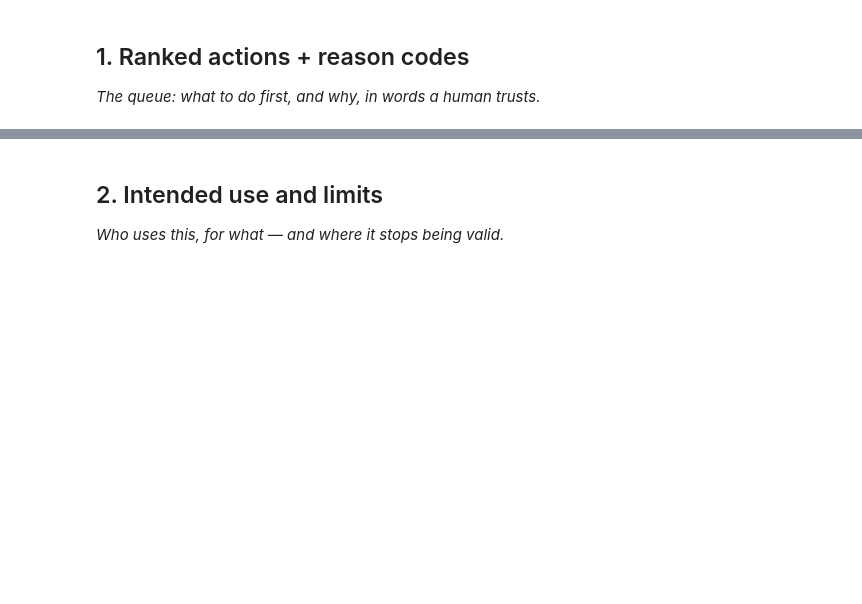
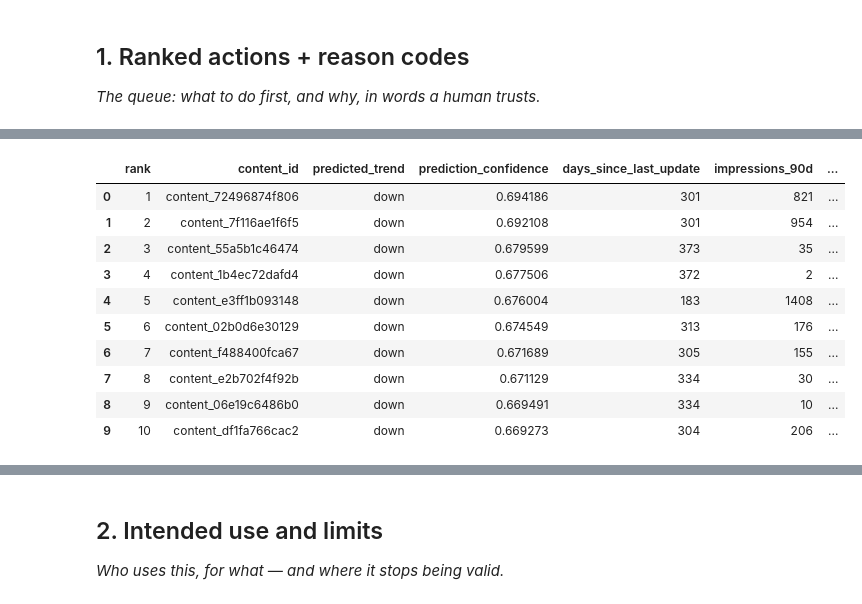
Before and after one commit to AqsaBatool256/flyrank-ml-internship-Aqsa-Batool-Saqib, a Jupyter notebook: work/notebooks/w07_action_playbook.ipynb, the cells around one changed output, grey strips where cells are left out. Cells and saved outputs as stored; diff of their text form; code cells hidden in the pictures; blank space fills up the shorter version.

Commit message:
Weel 7 completed action playbook

```diff
--- a/work/notebooks/w07_action_playbook.ipynb
+++ b/work/notebooks/w07_action_playbook.ipynb
@@ -15,0 +136,15 @@ This skeleton is yours to fill. Work the sections **in order** — each one has
+# %%
+import json
+
+notebook_path = "work/notebooks/w05_model.ipynb"
+
+with open(notebook_path, "r", encoding="utf-8") as f:
+    nb = json.load(f)
+
+print("Week 5 model code:\n")
+
+for i, cell in enumerate(nb["cells"]):
+    if cell["cell_type"] == "code":
+        source = "".join(cell["source"])
+        print(f"\n--- CODE CELL {i} ---")
+        print(source[:2500])
@@ -15,0 +423,66 @@ This skeleton is yours to fill. Work the sections **in order** — each one has
+# %%
+# Human-readable explanation for each recommendation
+
+def create_reason_text(row):
+    if row["reason_code"] == "DECLINING_AND_STALE":
+        return (
+            f"Model predicts decline; content is "
+            f"{int(row['days_since_last_update'])} days old."
+        )
+
+    elif row["reason_code"] == "PREDICTED_DECLINE":
+        return (
+            "Model predicts a declining trend; "
+            "human review is recommended."
+        )
+
+    elif row["reason_code"] == "LOW_CONFIDENCE":
+        return (
+            f"Prediction confidence is only "
+            f"{row['prediction_confidence']:.2f}; review before acting."
+        )
+
+    elif row["reason_code"] == "STABLE_VISIBLE":
+        return (
+            "Content is predicted stable and has meaningful visibility; "
+            "monitor rather than immediately refresh."
+        )
+
+    else:
+        return "No strong action signal; continue monitoring."
+
+action_queue["reason"] = action_queue.apply(
+    create_reason_text,
+    axis=1
+)
+
+# Updated top-10 queue
+top_10_actions = action_queue[
+    [
+        "rank",
+        "content_id",
+        "predicted_trend",
+        "prediction_confidence",
+        "days_since_last_update",
+        "impressions_90d",
+        "recommended_action",
+        "reason_code",
+        "reason"
+    ]
+].head(10)
+
+display(top_10_actions)
+
+print("\nPASS — human-readable reason added to the action queue.")
+# %% [output]
+|  | rank | content_id | predicted_trend | prediction_confidence | days_since_last_update | impressions_90d | ... |
+| 0 | 1 | content_72496874f806 | down | 0.694186 | 301 | 821 | ... |
+| 1 | 2 | content_7f116ae1f6f5 | down | 0.692108 | 301 | 954 | ... |
+| 2 | 3 | content_55a5b1c46474 | down | 0.679599 | 373 | 35 | ... |
+| 3 | 4 | content_1b4ec72dafd4 | down | 0.677506 | 372 | 2 | ... |
+| 4 | 5 | content_e3ff1b093148 | down | 0.676004 | 183 | 1408 | ... |
+| 5 | 6 | content_02b0d6e30129 | down | 0.674549 | 313 | 176 | ... |
+| 6 | 7 | content_f488400fca67 | down | 0.671689 | 305 | 155 | ... |
+| 7 | 8 | content_e2b702f4f92b | down | 0.671129 | 334 | 30 | ... |
+| 8 | 9 | content_06e19c6486b0 | down | 0.669491 | 334 | 10 | ... |
+| 9 | 10 | content_df1fa766cac2 | down | 0.669273 | 304 | 206 | ... |
```
Also changed, not shown: parts of 31 cells of this notebook.
